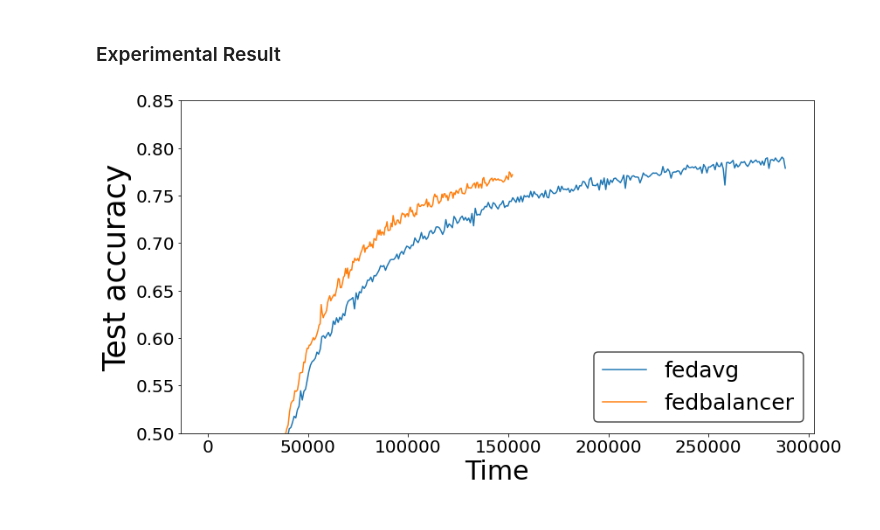
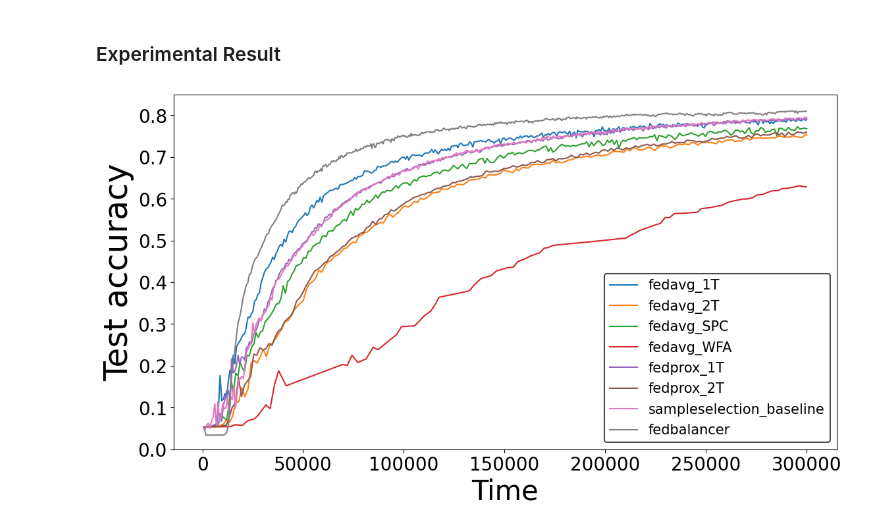
Before and after one commit to jaemin-shin/FedBalancer, a Jupyter notebook: results_parsing/femnist_results.ipynb, the cells around one changed output. Saved outputs shown, nothing was run; the diff lists cells and outputs as text; code cells hidden in the pictures.

```diff
--- a/results_parsing/femnist_results.ipynb
+++ b/results_parsing/femnist_results.ipynb
@@ -34,6 +34,7 @@ def parse_config_log_with_final(filename):
     deadline_ratio = []
     deadline_ratio_dict = {}
     current_round_loss = []
+    round_duration_time = []
 
     f = open(filename)
 
@@ -90,6 +91,8 @@ def parse_config_log_with_final(filename):
             loss_threshold_ratio.append(float(tmp[tmp.index('loss_threshold_ratio')+1].strip()))
         elif 'current_round_loss:' in tmp:
             current_round_loss.append(float(tmp[tmp.index('current_round_loss:')+1].strip()))
+        elif 'stage' in tmp and 'simulation' in tmp:
+            round_duration_time.append(float(tmp[tmp.index('time:')+1].strip()))
         elif 'FINAL' in tmp:
             is_final_appeared = True
 
@@ -120,6 +123,7 @@ def parse_config_log_with_final(filename):
     result['deadline_ratio'] = deadline_ratio
     result['deadline_ratio_dict'] = deadline_ratio_dict
     result['current_round_loss'] = current_round_loss
+    result['round_duration_time'] = round_duration_time
 
     return result
 # %%
@@ -144,23 +148,35 @@ def perfect_plot(ax, xarr, yarr, label):
 # %% [markdown]
 ### Experimental Result
 # %%
-fedavg = parse_config_log_with_final('../models/configs/femnist/femnist_fedavg_1T_seed0.cfg.log')
-fedbalancer = parse_config_log_with_final('../models/configs/femnist/femnist_fedbalancer_seed0.cfg.log')
-oort = parse_config_log_with_final('../models/configs/femnist/femnist_oort_seed0.cfg.log')
-oortbalancer = parse_config_log_with_final('../models/configs/femnist/femnist_oortbalancer_seed0.cfg.log')
+fedavg_1T = parse_config_log_with_final('../models/configs/femnist/femnist_fedavg_1T.cfg.log')
+fedavg_2T = parse_config_log_with_final('../models/configs/femnist/femnist_fedavg_2T.cfg.log')
+fedavg_SPC = parse_config_log_with_final('../models/configs/femnist/femnist_fedavg_SPC.cfg.log')
+fedavg_WFA = parse_config_log_with_final('../models/configs/femnist/femnist_fedavg_WFA.cfg.log')
+fedprox_1T = parse_config_log_with_final('../models/configs/femnist/femnist_fedprox_mu_0_0_1T.cfg.log')
+fedprox_2T = parse_config_log_with_final('../models/configs/femnist/femnist_fedprox_mu_0_0_2T.cfg.log')
+sampleselection_baseline = parse_config_log_with_final('../models/configs/femnist/femnist_sampleselection_baseline.cfg.log')
+fedbalancer = parse_config_log_with_final('../models/configs/femnist/femnist_fedbalancer.cfg.log')
 # %%
 fig, ax = plt.subplots(figsize=(13, 7))
 
 ax.set_xlabel('Time', fontsize=30)
 ax.set_ylabel('Test accuracy', fontsize=35)
 plt.tick_params(labelsize=20) #27
 ax.set_title('', fontsize=30)
-plt.ylim([0.5,0.85])
-# plt.xlim([0,global_final_times[0]])
+plt.ylim([0,0.85])
 
-perfect_plot(ax, fedavg['test_round_time'], fedavg['test_acc'], label='fedavg')
+perfect_plot(ax, fedavg_1T['test_round_time'], fedavg_1T['test_acc'], label='fedavg_1T')
+perfect_plot(ax, fedavg_2T['test_round_time'], fedavg_2T['test_acc'], label='fedavg_2T')
+perfect_plot(ax, fedavg_SPC['test_round_time'], fedavg_SPC['test_acc'], label='fedavg_SPC')
+perfect_plot(ax, fedavg_WFA['test_round_time'], fedavg_WFA['test_acc'], label='fedavg_WFA')
+
+perfect_plot(ax, fedprox_1T['test_round_time'], fedprox_1T['test_acc'], label='fedprox_1T')
+perfect_plot(ax, fedprox_2T['test_round_time'], fedprox_2T['test_acc'], label='fedprox_2T')
+
+perfect_plot(ax, sampleselection_baseline['test_round_time'], sampleselection_baseline['test_acc'], label='sampleselection_baseline')
+
 perfect_plot(ax, fedbalancer['test_round_time'], fedbalancer['test_acc'], label='fedbalancer')
 
-plt.legend(loc=4, fontsize=25, edgecolor='black',framealpha=0.7).get_frame().set_linewidth(1.5) #25
+plt.legend(loc=4, fontsize=15, edgecolor='black',framealpha=0.7).get_frame().set_linewidth(1.5) #25
 # %% [output]
-[figure, old version]
+[figure, new version]
```
Also changed, not shown: parts of 1 cell of this notebook, 47 other files.
